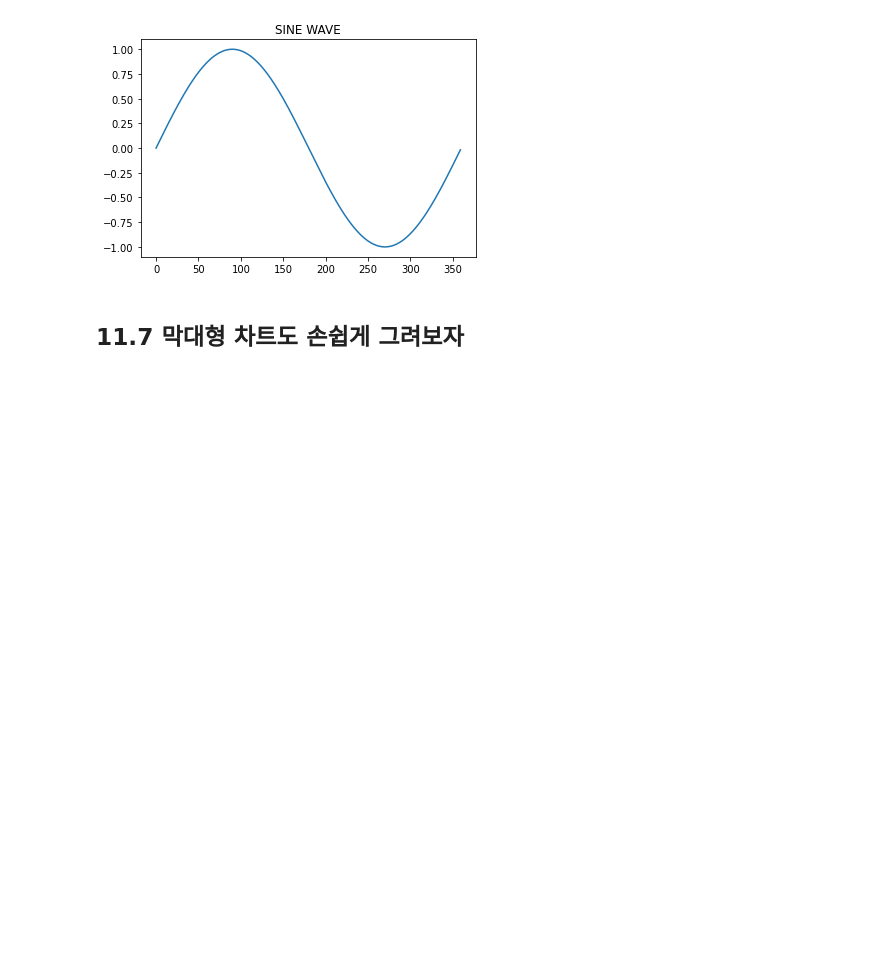
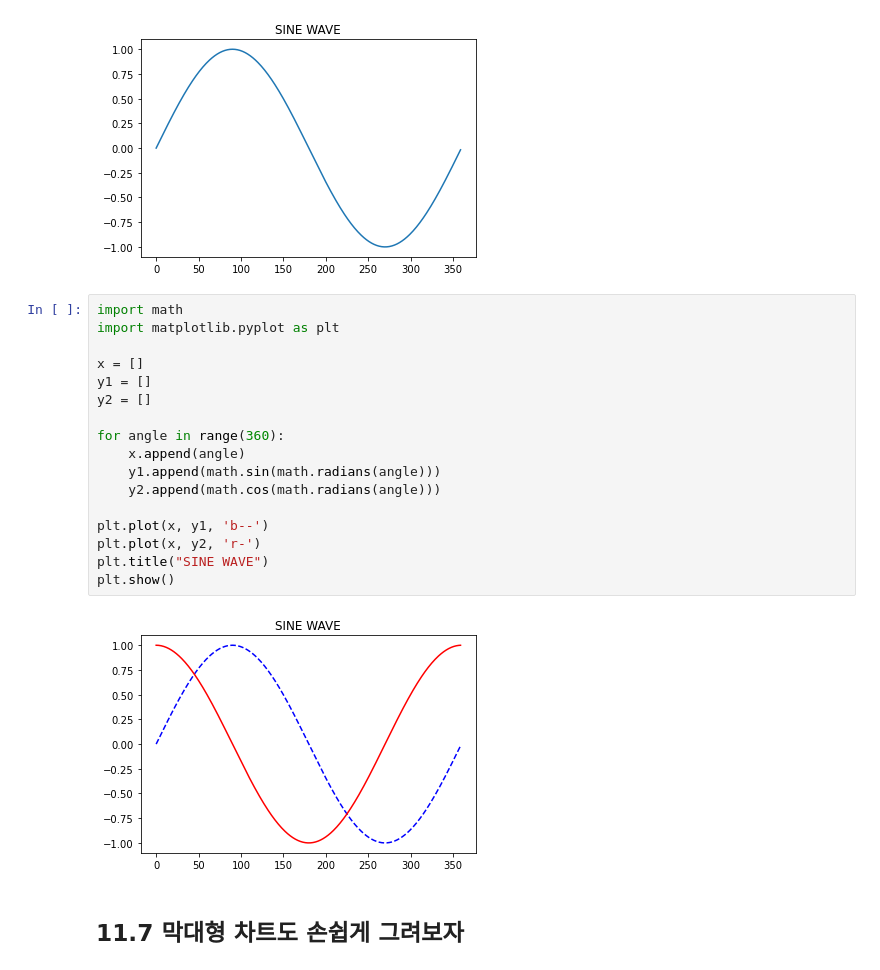
Before and after one commit to Jihwan98/2022-1, a Jupyter notebook: visual_programming/220511/11장_matplotlib_self.ipynb, the cells around one changed output. Cells and saved outputs as stored; diff of their text form; blank space fills up the shorter version.

```diff
--- a/visual_programming/220511/11장_matplotlib_self.ipynb
+++ b/visual_programming/220511/11장_matplotlib_self.ipynb
@@ -187,6 +205,25 @@ plt.title("SINE WAVE")
 plt.show()
 # %% [output]
 [figure]
+# %%
+import math
+import matplotlib.pyplot as plt
+
+x = []
+y1 = []
+y2 = []
+
+for angle in range(360):
+    x.append(angle)
+    y1.append(math.sin(math.radians(angle)))
+    y2.append(math.cos(math.radians(angle)))
+
+plt.plot(x, y1, 'b--')
+plt.plot(x, y2, 'r-')
+plt.title("SINE WAVE")
+plt.show()
+# %% [output]
+[figure, added]
 # %% [markdown]
 ## 11.7 막대형 차트도 손쉽게 그려보자
 # %%
```
Also changed, not shown: parts of 1 cell of this notebook.
